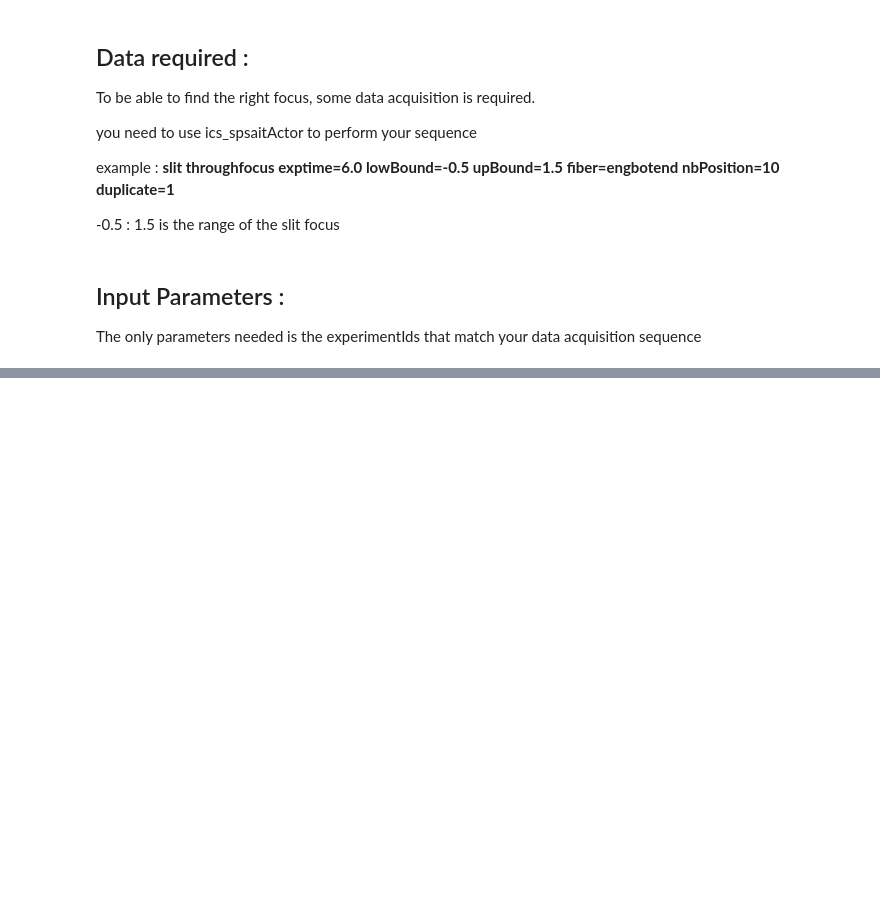
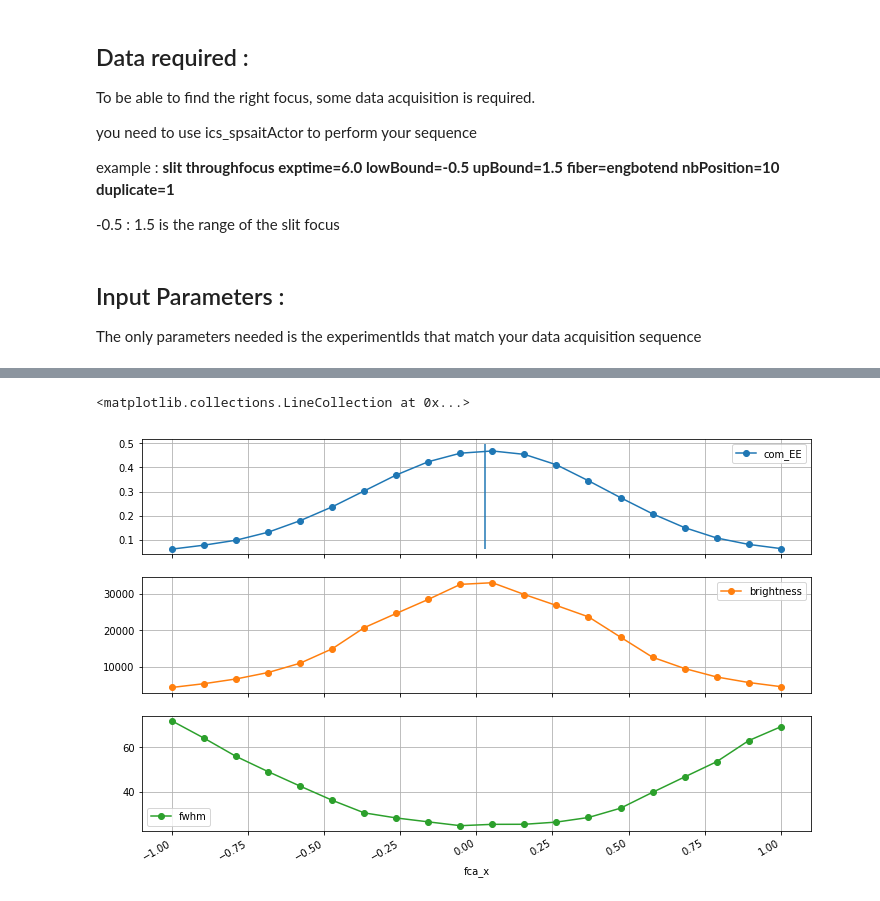
Before and after one commit to alefur/ait-notebook, a Jupyter notebook: Slit_Alignment-Final.ipynb, the cells around one changed output, grey strips where cells are left out. Saved outputs shown, nothing was run; the diff lists cells and outputs as text; code cells hidden in the pictures; blank space fills up the shorter version.

```diff
--- a/Slit_Alignment-Final.ipynb
+++ b/Slit_Alignment-Final.ipynb
@@ -181,0 +204,15 @@ plt.grid()
+# %%
+kwargs = dict(subplots= True,
+              sharex= True,
+              grid= True,
+              figsize= (12, 8),
+              marker='o')
+# %%
+select = cube.loc[cube['experimentId'] == 126]
+# %%
+ax = select.plot(x='fca_x', y=[crit, 'brightness', 'fwhm'], **kwargs)
+ax1 = ax[0]
+ax1.vlines(color=ax1.get_lines()[-1].get_color(), **fit_EE.vline)
+# %% [output]
+<matplotlib.collections.LineCollection at 0x...>
+[figure, added]
```
Also changed, not shown: parts of 8 cells of this notebook, 1 other file.
